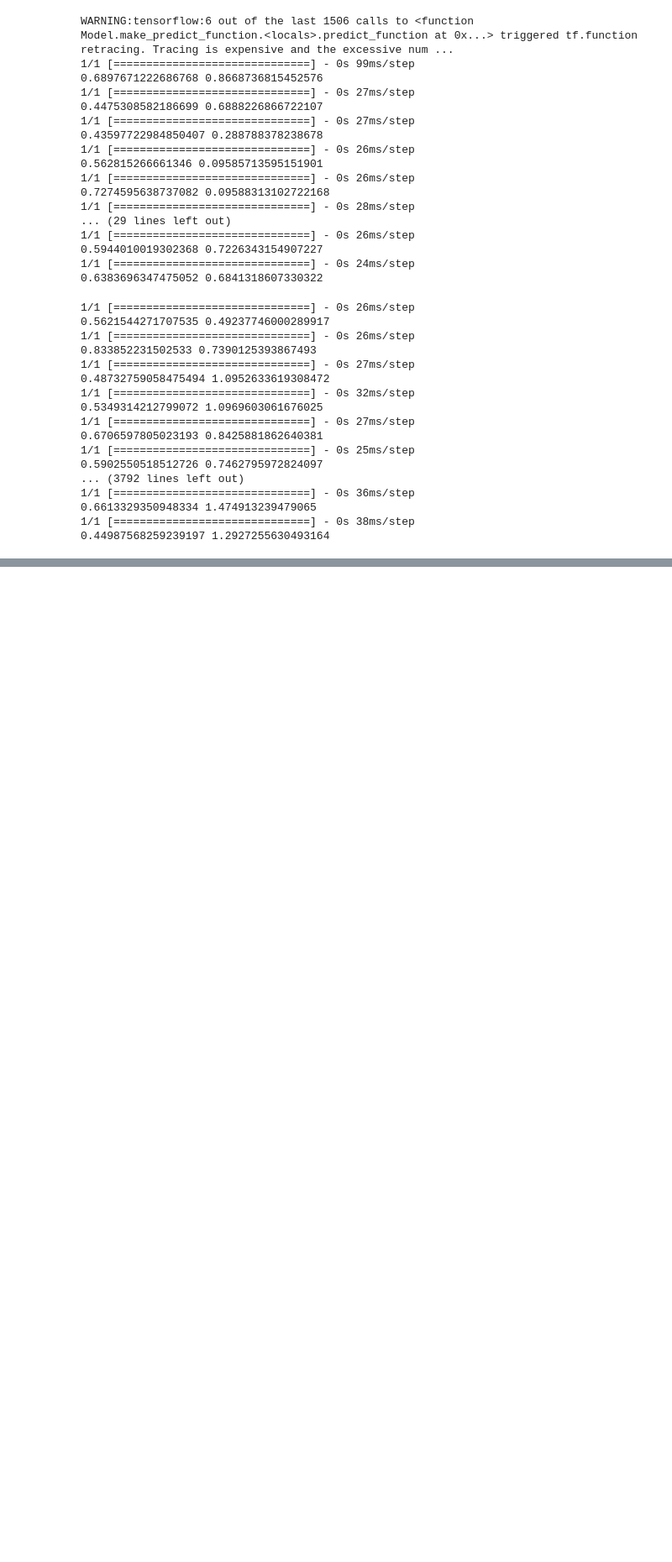
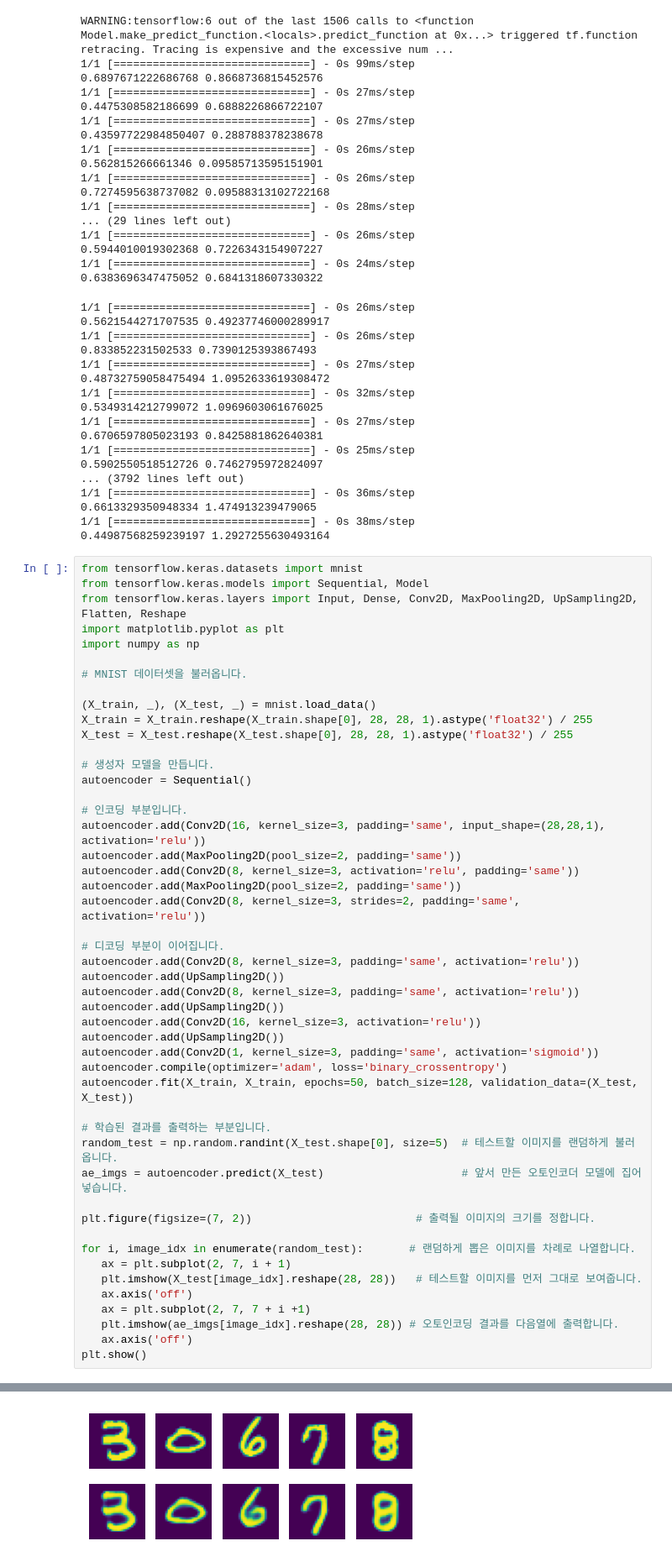
Before and after one commit to SoongMoo/soldesk20231218, a Jupyter notebook: Deep5Day.ipynb, the cells around one changed output, grey strips where cells are left out. Shown at 84% size. Cells and saved outputs as stored; diff of their text form; blank space fills up the shorter version.

```diff
--- a/Deep5Day.ipynb
+++ b/Deep5Day.ipynb
@@ -401,3 +412,52 @@ WARNING:tensorflow:6 out of the last 1506 calls to <function Model.make_predict_
 0.6613329350948334 1.474913239479065
 1/1 [==============================] - 0s 38ms/step
 0.44987568259239197 1.2927255630493164
+# %%
+from tensorflow.keras.datasets import mnist
+from tensorflow.keras.models import Sequential, Model
+from tensorflow.keras.layers import Input, Dense, Conv2D, MaxPooling2D, UpSampling2D, Flatten, Reshape
+import matplotlib.pyplot as plt
+import numpy as np
+
+# MNIST 데이터셋을 불러옵니다.
+
+(X_train, _), (X_test, _) = mnist.load_data()
+X_train = X_train.reshape(X_train.shape[0], 28, 28, 1).astype('float32') / 255
+X_test = X_test.reshape(X_test.shape[0], 28, 28, 1).astype('float32') / 255
+
+# 생성자 모델을 만듭니다.
+autoencoder = Sequential()
+
+# 인코딩 부분입니다.
+autoencoder.add(Conv2D(16, kernel_size=3, padding='same', input_shape=(28,28,1), activation='relu'))
+autoencoder.add(MaxPooling2D(pool_size=2, padding='same'))
+autoencoder.add(Conv2D(8, kernel_size=3, activation='relu', padding='same'))
+autoencoder.add(MaxPooling2D(pool_size=2, padding='same'))
+autoencoder.add(Conv2D(8, kernel_size=3, strides=2, padding='same', activation='relu'))
+
+# 디코딩 부분이 이어집니다.
+autoencoder.add(Conv2D(8, kernel_size=3, padding='same', activation='relu'))
+autoencoder.add(UpSampling2D())
+autoencoder.add(Conv2D(8, kernel_size=3, padding='same', activation='relu'))
+autoencoder.add(UpSampling2D())
+autoencoder.add(Conv2D(16, kernel_size=3, activation='relu'))
+autoencoder.add(UpSampling2D())
+autoencoder.add(Conv2D(1, kernel_size=3, padding='same', activation='sigmoid'))
+autoencoder.compile(optimizer='adam', loss='binary_crossentropy')
+autoencoder.fit(X_train, X_train, epochs=50, batch_size=128, validation_data=(X_test, X_test))
+
+# 학습된 결과를 출력하는 부분입니다.
+random_test = np.random.randint(X_test.shape[0], size=5)  # 테스트할 이미지를 랜덤하게 불러옵니다.
+ae_imgs = autoencoder.predict(X_test)                     # 앞서 만든 오토인코더 모델에 집어 넣습니다.
+
+plt.figure(figsize=(7, 2))                         # 출력될 이미지의 크기를 정합니다.
+
+for i, image_idx in enumerate(random_test):       # 랜덤하게 뽑은 이미지를 차례로 나열합니다.
+   ax = plt.subplot(2, 7, i + 1)
+   plt.imshow(X_test[image_idx].reshape(28, 28))   # 테스트할 이미지를 먼저 그대로 보여줍니다.
+   ax.axis('off')
+   ax = plt.subplot(2, 7, 7 + i +1)
+   plt.imshow(ae_imgs[image_idx].reshape(28, 28)) # 오토인코딩 결과를 다음열에 출력합니다.
+   ax.axis('off')
+plt.show()
+# %% [output]
@@ -403,0 +481 @@ WARNING:tensorflow:6 out of the last 1506 calls to <function Model.make_predict_
+[figure, added]
```
Also changed, not shown: parts of 2 cells of this notebook.
